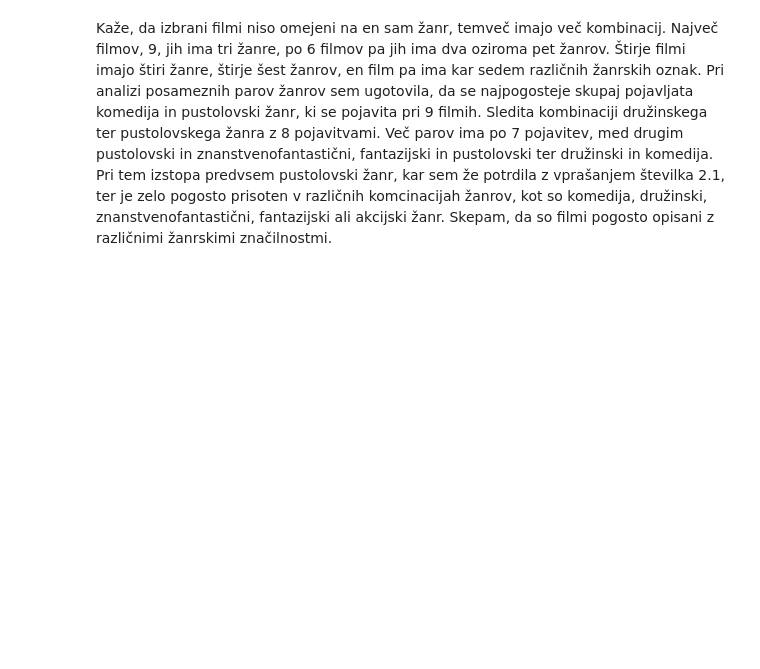
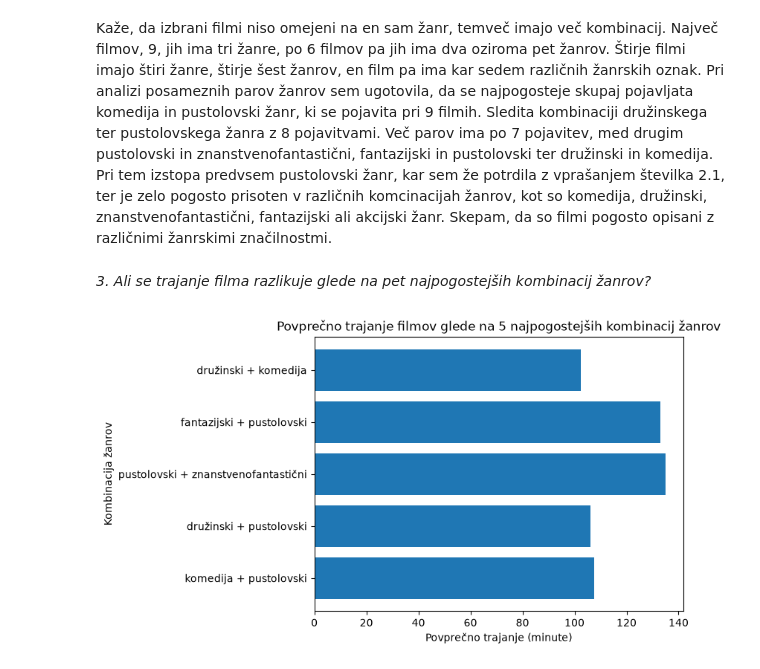
Before and after one commit to idakosmerl-web/projektna-naloga, a Jupyter notebook: analiza_podatkov.ipynb, the cells around one changed output. Drawn from its saved outputs; the diff is of its cells as text; code cells hidden in the pictures; blank space fills up the shorter version.

```diff
--- a/analiza_podatkov.ipynb
+++ b/analiza_podatkov.ipynb
@@ -125,3 +125,37 @@ plt.show()
 Kaže, da izbrani filmi niso omejeni na en sam žanr, temveč imajo več kombinacij. Največ filmov, 9, jih ima tri žanre, po 6 filmov pa jih ima dva oziroma pet žanrov. Štirje filmi imajo štiri žanre, štirje šest žanrov, en film pa ima kar sedem različnih žanrskih oznak.
 Pri analizi posameznih parov žanrov sem ugotovila, da se najpogosteje skupaj pojavljata komedija in pustolovski žanr, ki se pojavita pri 9 filmih. Sledita kombinaciji družinskega ter pustolovskega žanra z 8 pojavitvami. Več parov ima po 7 pojavitev, med drugim pustolovski in znanstvenofantastični, fantazijski in pustolovski ter družinski in komedija.
 Pri tem izstopa predvsem pustolovski žanr, kar sem že potrdila z vprašanjem številka 2.1, ter je zelo pogosto prisoten v različnih komcinacijah žanrov, kot so komedija, družinski, znanstvenofantastični, fantazijski ali akcijski žanr. Skepam, da so filmi pogosto opisani z različnimi žanrskimi značilnostmi.
+# %% [markdown]
+*3. Ali se trajanje filma razlikuje glede na pet najpogostejših kombinacij žanrov?*
+# %%
+trajanje_v_min = []
+
+for cas in filmi["trajanje"]:
+    deli = cas.split()
+    ure = int(deli[0])
+    minute = int(deli[2])
+    trajanje_v_min.append(ure * 60 + minute)
+
+filmi["trajanje_min"] = trajanje_v_min
+
+povprecno_trajanje_parov = []
+
+for (a, b), stevilo in pogosti_pari[:5]:
+    trajanja = []
+
+    for i, zanri in enumerate(filmi["žanri"]):
+        if a in zanri and b in zanri:
+            trajanja.append(filmi["trajanje_min"].iloc[i])
+
+    povprecno_trajanje_parov.append(sum(trajanja) / len(trajanja))
+
+oznake = [f"{a} + {b}" for (a, b), stevilo in pogosti_pari[:5]]
+plt.barh(oznake, povprecno_trajanje_parov)
+
+plt.xlabel("Povprečno trajanje (minute)")
+plt.ylabel("Kombinacija žanrov")
+plt.title("Povprečno trajanje filmov glede na 5 najpogostejših kombinacij žanrov")
+
+plt.show()
+# %% [output]
+[figure, added]
```
Also changed, not shown: parts of 1 cell of this notebook.
